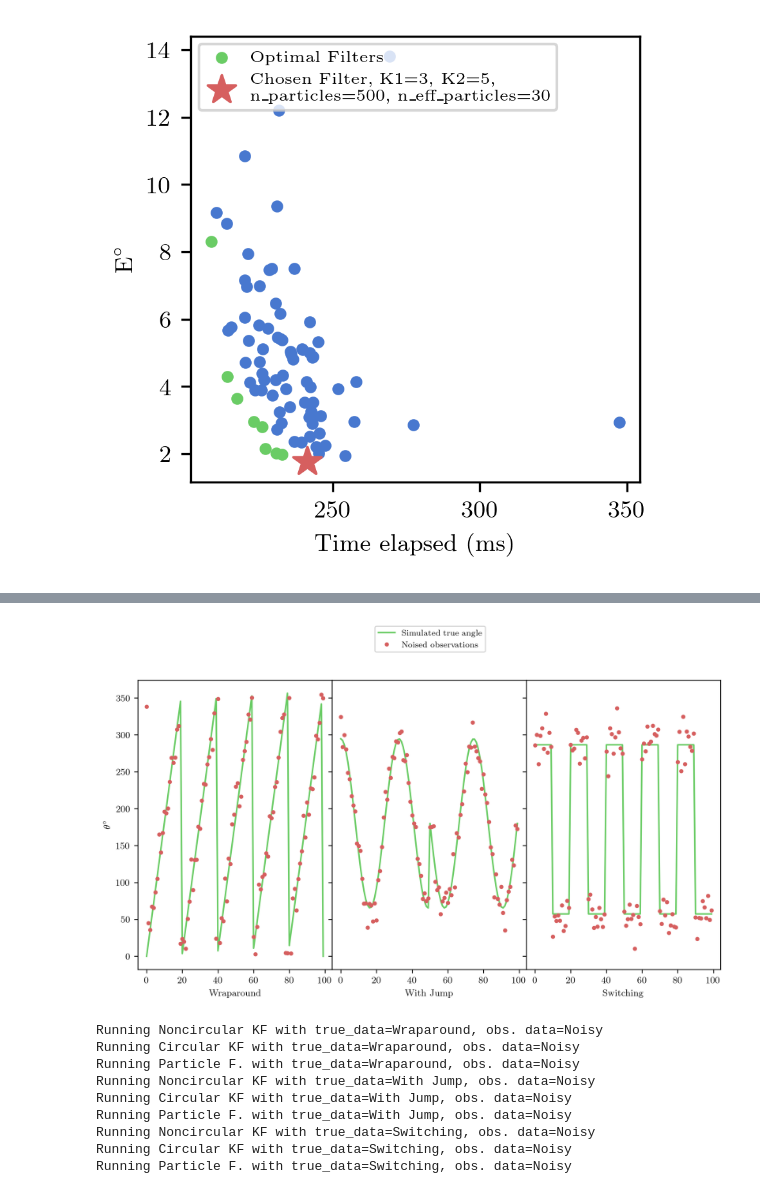
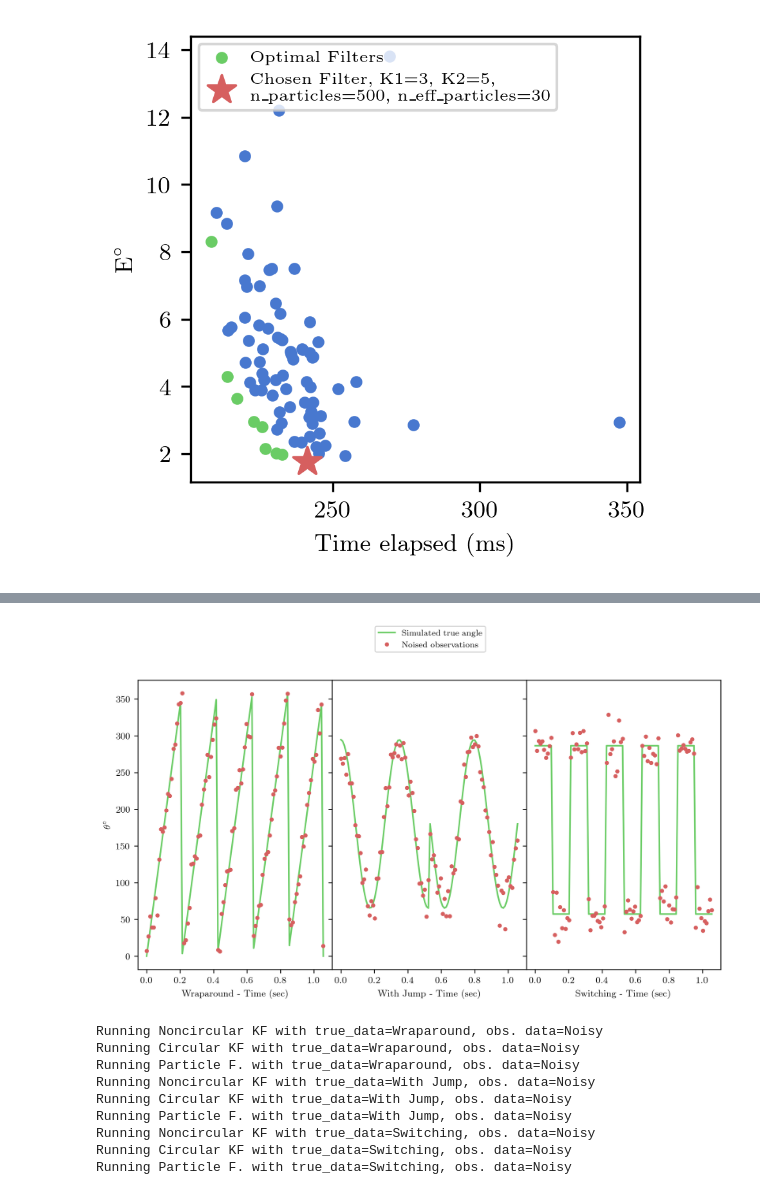
Before and after one commit to CanyonTurtle/cannon-curtis-spencer-tyler-acme, a Jupyter notebook: vol-3/code_actully_in_paper.ipynb, the cells around one changed output, grey strips where cells are left out. Saved outputs shown, nothing was run; the diff lists cells and outputs as text; code cells hidden in the pictures.

Commit message:
fix units, add raw pressures graph

```diff
--- a/vol-3/code_actully_in_paper.ipynb
+++ b/vol-3/code_actully_in_paper.ipynb
@@ -842,3 +842,17 @@ def graph_hyperparam_search():
 _, _, PF_K1, PF_K2, PF_NP, PF_NEN = graph_hyperparam_search()
 # %% [output]
 [figure]
+# %%
+# -------- Graph Raw Data ----------
+data = pd.read_csv("Data/RealMachine/HI_50ft_135/pressures.csv", header=0, index_col=0)
+
+pressures = data["mic_0_pressure_Pa"]
+fig, ax = plt.subplots(nrows=1, ncols=1, figsize=(10, 2))
+angle_color, = tuple(get_colors_from_pallette_indecies(ax, [1]))
+ax.plot(2 / 48000 * np.arange(pressures.shape[0]), pressures, c=angle_color, label="Pressure Data")
+ax.set(xlabel=f"time (sec)")
+ax.set(ylabel="Pressure (Pa)")
+
+# ax.legend(bbox_to_anchor=(0.1, 1.2), bbox_transform=ax.transAxes,loc='upper left',fontsize=8)
+fig.savefig("presentation/raw_data.png", bbox_inches='tight', pad_inches=0.1)
+fig.show()
@@ -872,26 +888,26 @@ simulated_data = [
 # %%
 # ------ Graph Simulated Data ------
 
 NOISE_SIGMA_SQ = 0.3
 noised_angles = [((st.norm.rvs(sd[0], NOISE_SIGMA_SQ*np.ones_like(sd[0]), len(sd[0]))) % (2*np.pi), "Noisy") for sd in simulated_data]
 
 simulated_data_with_noise = [(a, b) for (a, b) in zip(simulated_data, noised_angles)]
 
 
 fig, axis_row = plt.subplots(nrows=1, ncols=3, sharex=True, sharey=True, gridspec_kw={'wspace':0, 'hspace':0}, figsize=(10, 5))
 for i, ((sd, nd), ax) in enumerate(zip(simulated_data_with_noise, axis_row)):
     angle_color, noised_color = tuple(get_colors_from_pallette_indecies(ax, [1, 2]))
-    ax.plot(range(100), np.rad2deg(sd[0]), c=angle_color, label="Simulated true angle")
-    ax.plot(range(100), np.rad2deg(nd[0]), ".", label="Noised observations", c=noised_color)
-    ax.set(xlabel=f"{sd[1]}")
+    ax.plot(512 / 48000 * np.arange(sd[0].shape[0]), np.rad2deg(sd[0]), c=angle_color, label="Simulated true angle")
+    ax.plot(512 / 48000 * np.arange(sd[0].shape[0]), np.rad2deg(nd[0]), ".", label="Noised observations", c=noised_color)
+    ax.set(xlabel=f"{sd[1]} - Time (sec)")
     if i == 0:
         ax.set(ylabel="$\\theta^\circ$")
 
 ax.legend(bbox_to_anchor=(-0.8, 1.2), bbox_transform=ax.transAxes,loc='upper left',fontsize=8)
 fig.savefig("presentation/simulated_data.png", bbox_inches='tight', pad_inches=0.1)
 fig.show()
 # %% [output]
-[figure, old version]
+[figure, new version]
 # %%
 graph_filters_on_datasets(
     simulated_data_with_noise,
```
Also changed, not shown: parts of 2 cells of this notebook, 3 other files.
